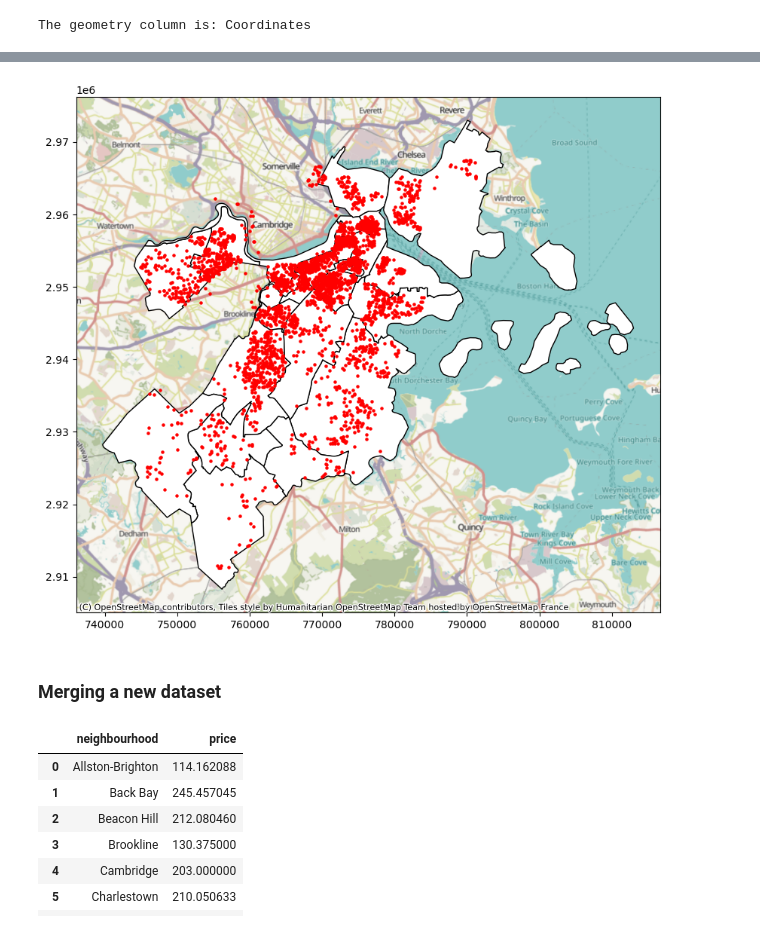
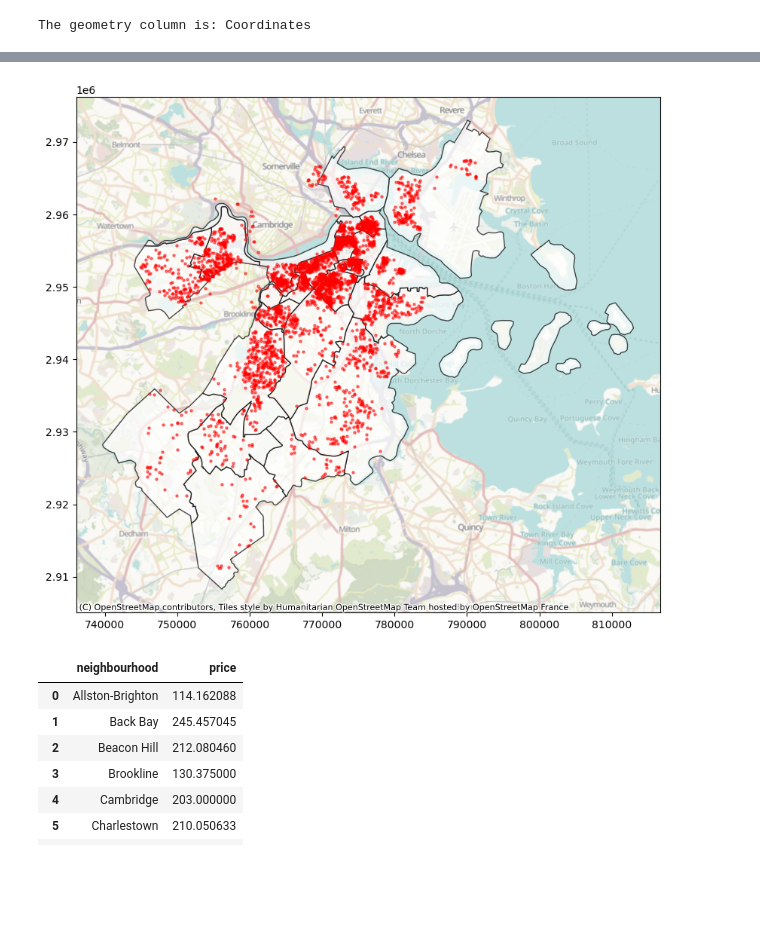
Before and after one commit to ECO225-W2024/project-one-code-32record, a Jupyter notebook: Project1 notebook.ipynb, the cells around one changed output, grey strips where cells are left out. Drawn from its saved outputs; the diff is of its cells as text; code cells hidden in the pictures; blank space fills up the shorter version.

```diff
--- a/Project1 notebook.ipynb
+++ b/Project1 notebook.ipynb
@@ -555,28 +555,34 @@ print('\nThe geometry column is:', gdf_points.geometry.name)
 # %% [output]
 The geometry column is: Coordinates
 # %%
-# Map Boston city by neighbourhoods
+# Load your GeoDataFrame
+gdf = gpd.read_file('Census2020_BG_Neighborhoods.shp')
+# Set the coordinate reference system to EPSG:3857 for mapping with a basemap
+gdf = gdf.to_crs(epsg=3857)
 
-gdf = gpd.read_file('Census2020_BG_Neighborhoods.shp')
-gdf.crs = "EPSG:3857"
-
+# Create the plot
 fig, ax = plt.subplots(figsize=(10, 10))
-gdf.plot(ax=ax, color='white', edgecolor='black')
+# Plot the GeoDataFrame, setting the color of the polygons and their edges
+gdf.plot(ax=ax, color='white', edgecolor='black', alpha=0.7)
 
 # Add a basemap
-# The crs parameter should match the one used in your geospatial data for Boston neighborhoods.
-ctx.add_basemap(ax, crs=gdf.crs)
-ax = gdf.plot(figsize=(10, 10), alpha=0.5, edgecolor="k")
+ctx.add_basemap(ax, crs=gdf.crs, alpha=0.6)
 
+# Annotations: Adjust 'BlockGr202' to the correct column name for your neighborhood names
 for idx, row in gdf.iterrows():
-    # Get the centroid of the polygon to place the text
     centroid = row.geometry.centroid
-    ax.text(centroid.x, centroid.y, row['BlockGr202'], fontsize=8, ha='center', va='center')
-
-# Set the bounds for the plot
-ax.set_xlim(-71.2, -70.9)
-ax.set_ylim(42.22, 42.4)
+    # Use plt.text instead of ax.text for more control
+    plt.text(centroid.x, centroid.y, row['BlockGr202'],
+             fontsize=6.5, ha='center', va='center',
+             bbox=dict(facecolor='white', alpha=0.7, edgecolor='none', boxstyle='round,pad=0.5'))
 
 
+# Set the bounds for the plot, if necessary
+# ax.set_xlim(-71.2, -70.9)
+# ax.set_ylim(42.22, 42.4)
+
+# Optional: Remove the axes for a cleaner look
+ax.set_axis_off()
+
 plt.show()
 # %% [output]
@@ -586,29 +590,27 @@ ValueError: Image size of 2068938638x-933768760 pixels is too large. It must be
 # %%
 # Map Boston city by neighbourhoods
 
 # Load the Boston neighborhoods shapefile
 gdf = gpd.read_file('Census2020_BG_Neighborhoods.shp')
 
 # Assuming df_map is your DataFrame with points to plot, having 'lat' and 'lon' columns
 # Convert df_map to a GeoDataFrame with the correct CRS to match the basemap
 gdf_points = gpd.GeoDataFrame(df_map, geometry=gpd.points_from_xy(df_map['longitude'], df_map['latitude']))
 gdf_points.crs = "EPSG:4326"  # Set the CRS to WGS84 if your longitude and latitude are in degrees
 
 # Now plot the neighborhoods
 fig, ax = plt.subplots(figsize=(10, 10))
-gdf.plot(ax=ax, color='white', edgecolor='black')
+gdf.plot(ax=ax, color='white', edgecolor='black', alpha=0.7)
 
 # Add the points from df_map on top of the neighborhood plot
-gdf_points.to_crs(gdf.crs).plot(ax=ax, color='red', markersize=5)  # Convert CRS and plot
+gdf_points.to_crs(gdf.crs).plot(ax=ax, color='red', markersize=5, alpha=0.5)  # Convert CRS and plot
 
 # Add a basemap
-ctx.add_basemap(ax, crs=gdf.crs)
+ctx.add_basemap(ax, crs=gdf.crs, alpha=0.6)
 
 plt.show()
 # %% [output]
-[figure, old version]
+[figure, new version]
-# %% [markdown]
-### Merging a new dataset
 # %%
 # Ensure the 'price' column is treated as a string
 df['price'] = df['price'].astype(str)
```
Also changed, not shown: parts of 8 cells of this notebook.
